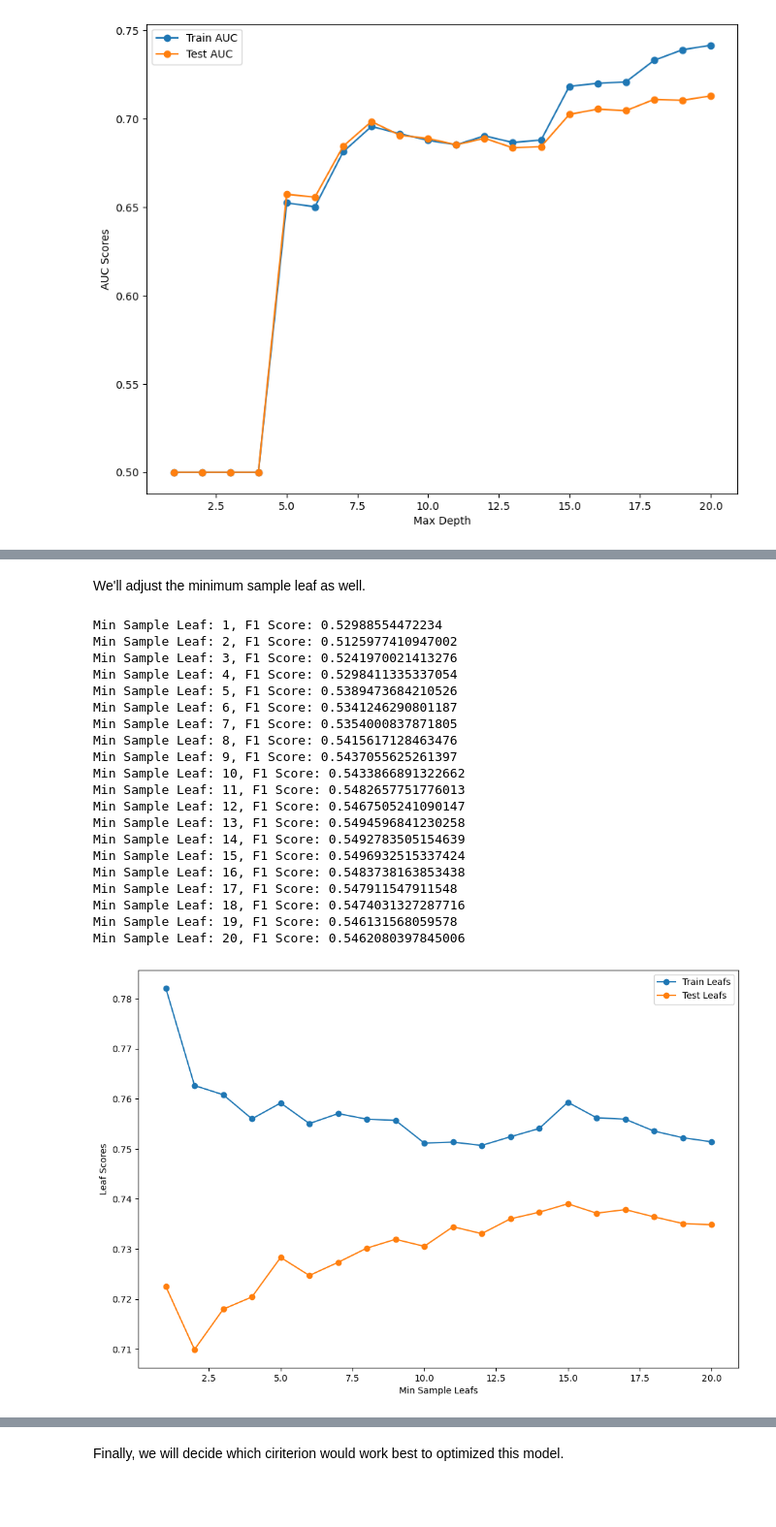
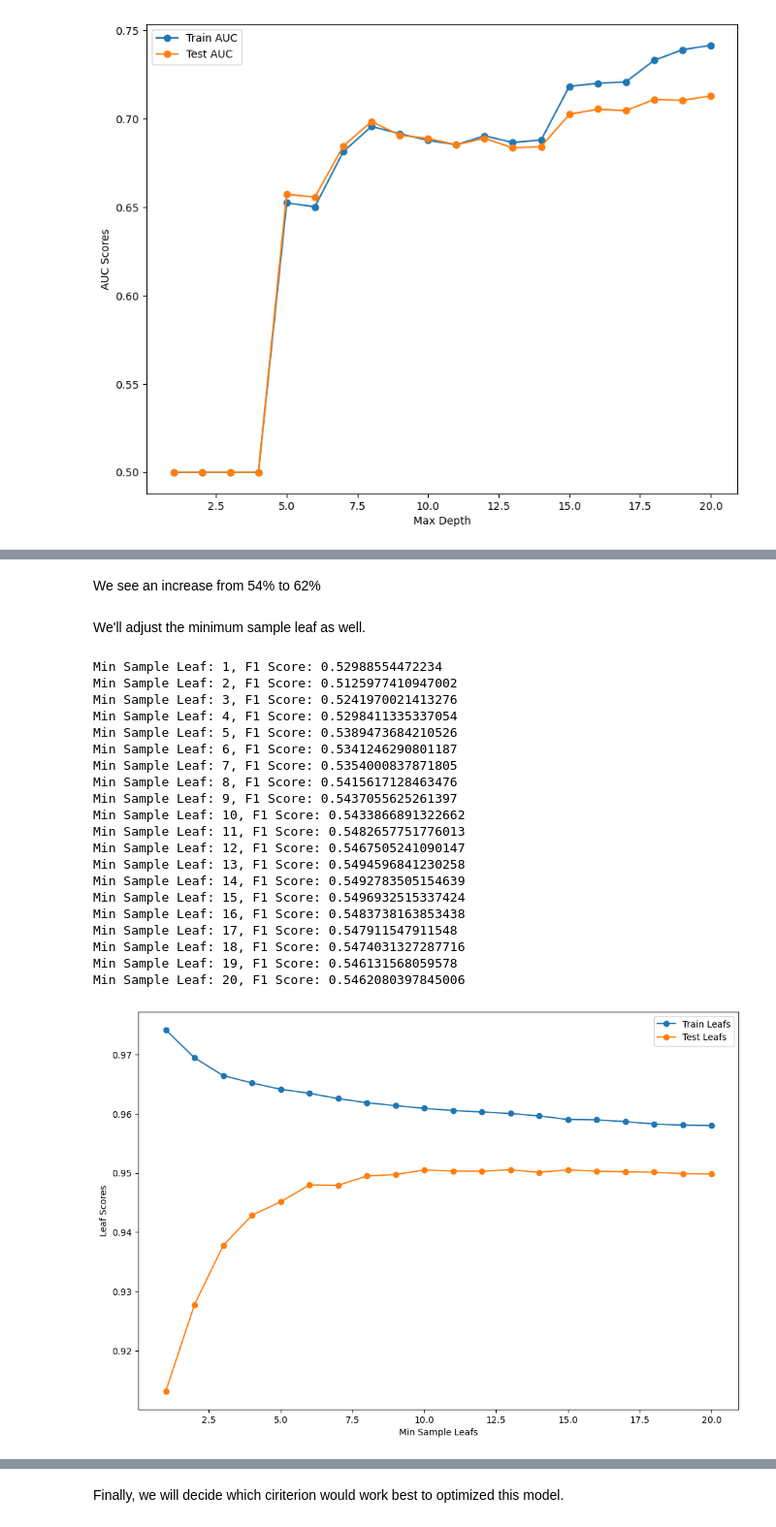
Before and after one commit to omendez930/Terry-Traffic-Stops-Phase3, a Jupyter notebook: index.ipynb, the cells around one changed output, grey strips where cells are left out. Shown at 97% size. Saved outputs shown, nothing was run; the diff lists cells and outputs as text; code cells hidden in the pictures; blank space fills up the shorter version.

```diff
--- a/index.ipynb
+++ b/index.ipynb
@@ -850,14 +852,14 @@ for depth in max_depth_values:
     clf.fit(X_train_encoded_df, y_train_encoded_series)
 
     # Get predicted probabilities for training and test sets
-    y_train_prob = clf.predict(X_train_encoded_df)
-    y_test_prob = clf.predict(X_test_encoded_df)
+    y_train_pred = clf.predict(X_train_encoded_df)
+    y_test_pred = clf.predict(X_test_encoded_df)
     # y_train_prob = clf.predict_proba(X_train_encoded_df)[:,1]
     # y_test_prob = clf.predict_proba(X_test_encoded_df)[:,1]
 
     # Calculate FPR (False Positive Rate), TPR(True Positive Rate) and test sets using roc_curve
-    fpr_train, tpr_train, _ = roc_curve(y_train_encoded_series, y_train_prob)
-    fpr_test, tpr_test, _ = roc_curve(y_test_encoded_series, y_test_prob)
+    fpr_train, tpr_train, _ = roc_curve(y_train_encoded_series, y_train_pred)
+    fpr_test, tpr_test, _ = roc_curve(y_test_encoded_series, y_test_pred)
 
     # Calculate AUC absed on FPR and TPR using auc
     train_auc = auc(fpr_train, tpr_train)
@@ -867,7 +869,7 @@ for depth in max_depth_values:
     train_aucs.append(train_auc)
     test_aucs.append(test_auc)
 
-    print(f"Max Depth: {depth}, F1 Score: {f1_score(y_test_encoded_series, y_test_prob)}")
+    print(f"Max Depth: {depth}, F1 Score: {f1_score(y_test_encoded_series, y_test_pred)}")
 
 
 # PLot the figure
@@ -912,10 +984,10 @@ for split in min_sample_splits_value:
     clf_split = DecisionTreeClassifier(min_samples_split=split, random_state=3)
     clf_split.fit(X_train_encoded_df, y_train_encoded_series)
 
-    y_train_probs = clf_split.predict(X_train_encoded_df)
-    y_test_probs = clf_split.predict(X_test_encoded_df)
-    # y_train_probs = clf_split.predict_proba(X_train_encoded_df)[:,1]
-    # y_test_probs = clf_split.predict_proba(X_test_encoded_df)[:,1]
+    y_train_split_probs = clf_split.predict(X_train_encoded_df)
+    y_test_split_probs = clf_split.predict(X_test_encoded_df)
+    y_train_probs = clf_split.predict_proba(X_train_encoded_df)[:,1]
+    y_test_probs = clf_split.predict_proba(X_test_encoded_df)[:,1]
 
     fpr_train_split, tpr_train_split, _ = roc_curve(y_train_encoded_series, y_train_probs)
     fpr_test_split, tpr_test_split, _ = roc_curve(y_test_encoded_series, y_test_probs)
@@ -925,7 +997,7 @@ for split in min_sample_splits_value:
 
     train_auc_splits.append(train_auc_split)
     test_auc_splits.append(test_auc_split)
-    print(f"Min Sample Split: {split}, F1 Score: {f1_score(y_test_encoded_series, y_test_probs):.4f}")
+    print(f"Min Sample Split: {split}, F1 Score: {f1_score(y_test_encoded_series, y_test_split_probs):.4f}")
 
 
 plt.figure(figsize=(10,8))
@@ -961,3 +1088,5 @@ In this instance, we see the F1-Score increase to ove half around 54%.
+# %% [markdown]
+We see an increase from 54% to 62%
 # %% [markdown]
 We'll adjust the minimum sample leaf as well.
 # %%
@@ -970,12 +1099,12 @@ for leaf in min_sample_leafs_values:
     clf_leaf = DecisionTreeClassifier(min_samples_leaf=leaf, random_state=3)
     clf_leaf.fit(X_train_encoded_df, y_train_encoded_series)
 
-    y_train_leaf_pred_prob = clf_leaf.predict(X_train_encoded_df)
-    y_test_leaf_pred_prob = clf_leaf.predict(X_test_encoded_df)
+    y_train_leaf_pred = clf_leaf.predict(X_train_encoded_df)
+    y_test_leaf_pred = clf_leaf.predict(X_test_encoded_df)
 
-    # predict probabilities
-    # y_train_leaf_pred_prob = clf_leaf.predict_proba(X_train_encoded_df)[:,1]
-    # y_test_leaf_pred_prob = clf_leaf.predict_proba(X_test_encoded_df)[:,1]
+    #predict probabilities
+    y_train_leaf_pred_prob = clf_leaf.predict_proba(X_train_encoded_df)[:,1]
+    y_test_leaf_pred_prob = clf_leaf.predict_proba(X_test_encoded_df)[:,1]
 
     # get the false positive and true positive values
     fpr_train_leaf, tpr_train_leaf, _ = roc_curve(y_train_encoded_series, y_train_leaf_pred_prob)
@@ -988,34 +1117,34 @@ for leaf in min_sample_leafs_values:
     train_auc_leafs.append(train_auc_leaf)
     test_auc_leafs.append(test_auc_leaf)
 
-    print(f"Min Sample Leaf: {leaf}, F1 Score: {f1_score(y_test_encoded_series, y_test_leaf_pred_prob)}")
+    print(f"Min Sample Leaf: {leaf}, F1 Score: {f1_score(y_test_encoded_series, y_test_leaf_pred)}")
 
 plt.figure(figsize=(12,8))
 plt.plot(min_sample_leafs_values, train_auc_leafs, label="Train Leafs", marker="o")
 plt.plot(min_sample_leafs_values, test_auc_leafs, label="Test Leafs", marker="o")
 plt.xlabel("Min Sample Leafs")
 plt.ylabel("Leaf Scores")
 plt.legend()
 plt.show()
 # %% [output]
 Min Sample Leaf: 1, F1 Score: 0.52988554472234
 Min Sample Leaf: 2, F1 Score: 0.5125977410947002
 Min Sample Leaf: 3, F1 Score: 0.5241970021413276
 Min Sample Leaf: 4, F1 Score: 0.5298411335337054
 Min Sample Leaf: 5, F1 Score: 0.5389473684210526
 Min Sample Leaf: 6, F1 Score: 0.5341246290801187
 Min Sample Leaf: 7, F1 Score: 0.5354000837871805
 Min Sample Leaf: 8, F1 Score: 0.5415617128463476
 Min Sample Leaf: 9, F1 Score: 0.5437055625261397
 Min Sample Leaf: 10, F1 Score: 0.5433866891322662
 Min Sample Leaf: 11, F1 Score: 0.5482657751776013
 Min Sample Leaf: 12, F1 Score: 0.5467505241090147
 Min Sample Leaf: 13, F1 Score: 0.5494596841230258
 Min Sample Leaf: 14, F1 Score: 0.5492783505154639
 Min Sample Leaf: 15, F1 Score: 0.5496932515337424
 Min Sample Leaf: 16, F1 Score: 0.5483738163853438
 Min Sample Leaf: 17, F1 Score: 0.547911547911548
 Min Sample Leaf: 18, F1 Score: 0.5474031327287716
 Min Sample Leaf: 19, F1 Score: 0.546131568059578
 Min Sample Leaf: 20, F1 Score: 0.5462080397845006
-[figure, old version]
+[figure, new version]
```
Also changed, not shown: parts of 31 cells of this notebook.
